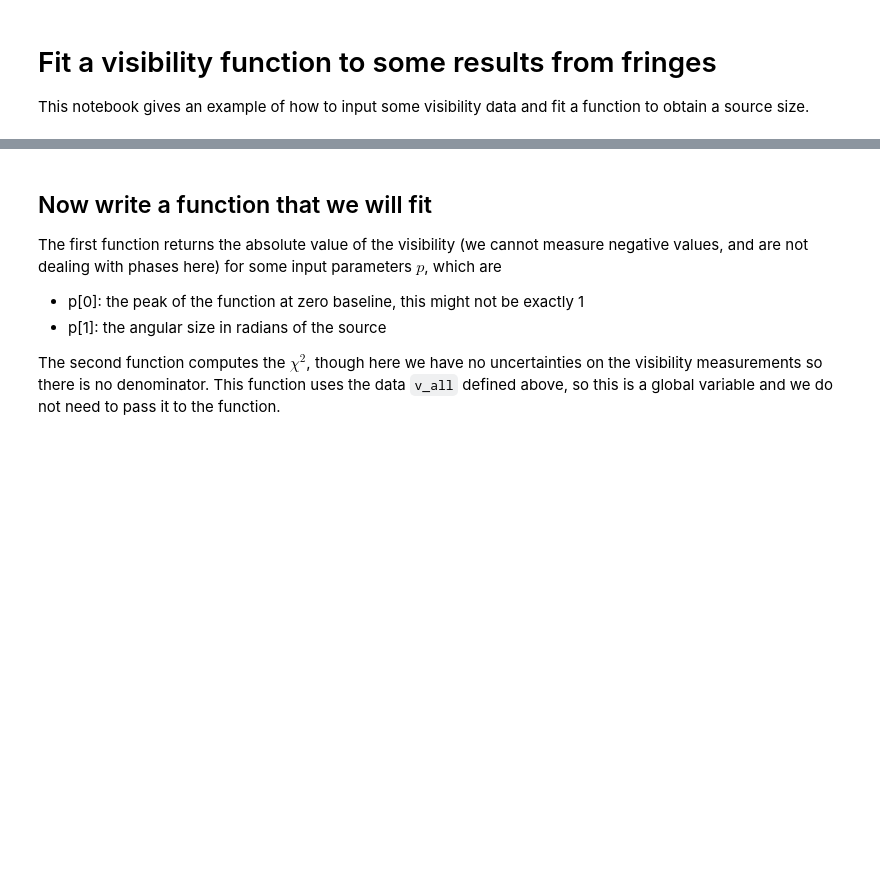
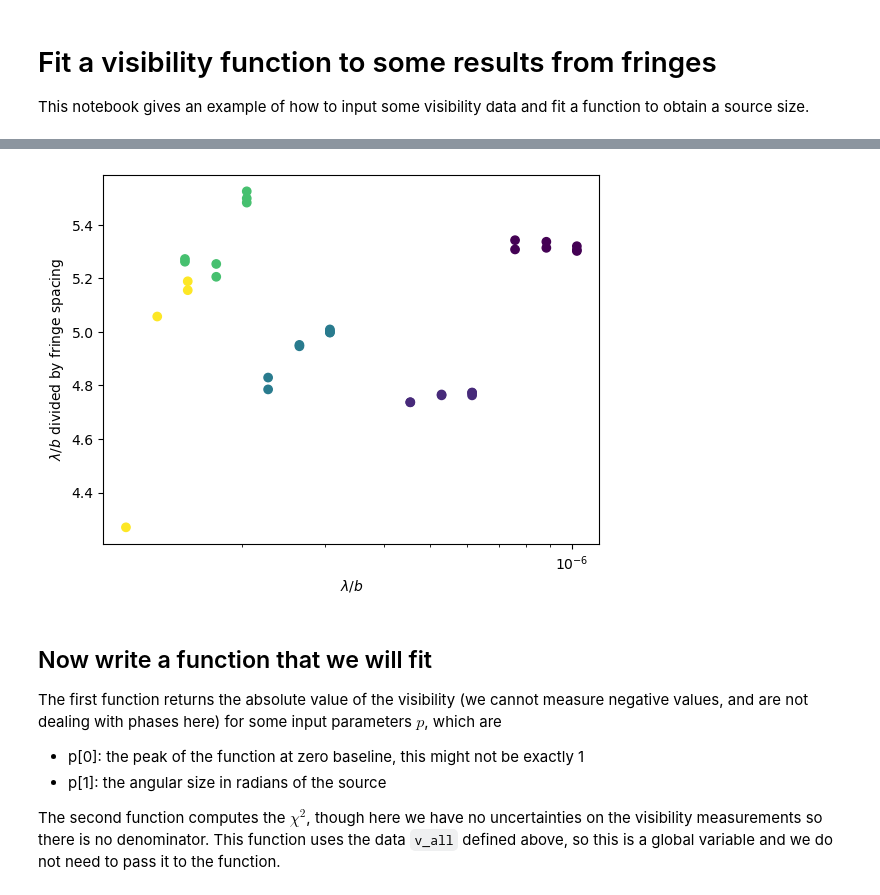
Before and after one commit to drgmk/px-interferometry, a Jupyter notebook: notebooks/visibility.ipynb, the cells around one changed output, grey strips where cells are left out. Drawn from its saved outputs; the diff is of its cells as text; code cells hidden in the pictures; blank space fills up the shorter version.

```diff
--- a/notebooks/visibility.ipynb
+++ b/notebooks/visibility.ipynb
@@ -38,3 +79,11 @@ u_all = np.concatenate((u_r,u_g,u_b))
+# %%
+fig, ax = plt.subplots()
+ax.scatter(wav_all/b_all, 1e9*wav_all/b_all/w_all, c=b_all)
+ax.set_xlabel('$\\lambda/b$')
+ax.set_ylabel('$\\lambda/b$ divided by fringe spacing')
+ax.set_xscale('log')
+# %% [output]
+[figure, added]
 # %% [markdown]
 ## Now write a function that we will fit
 The first function returns the absolute value of the visibility (we cannot measure negative values, and are not dealing with phases here) for some input parameters $p$, which are
```
Also changed, not shown: parts of 17 cells of this notebook, 4 other files.
